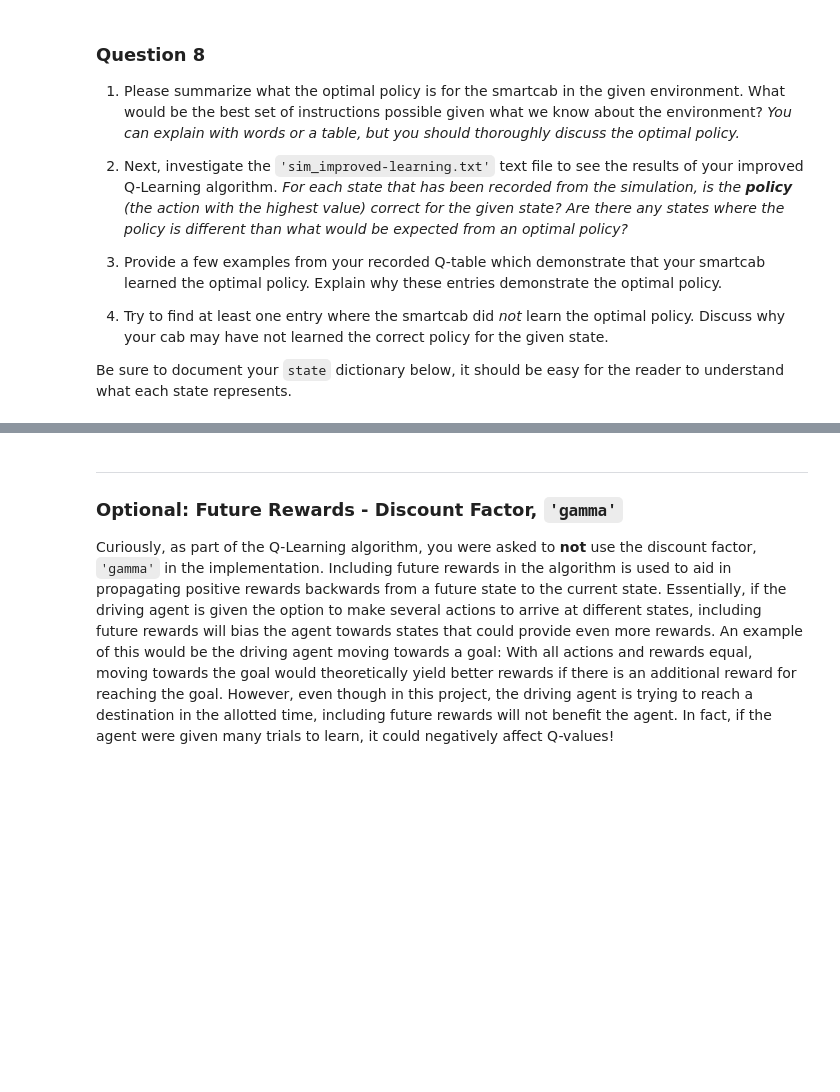
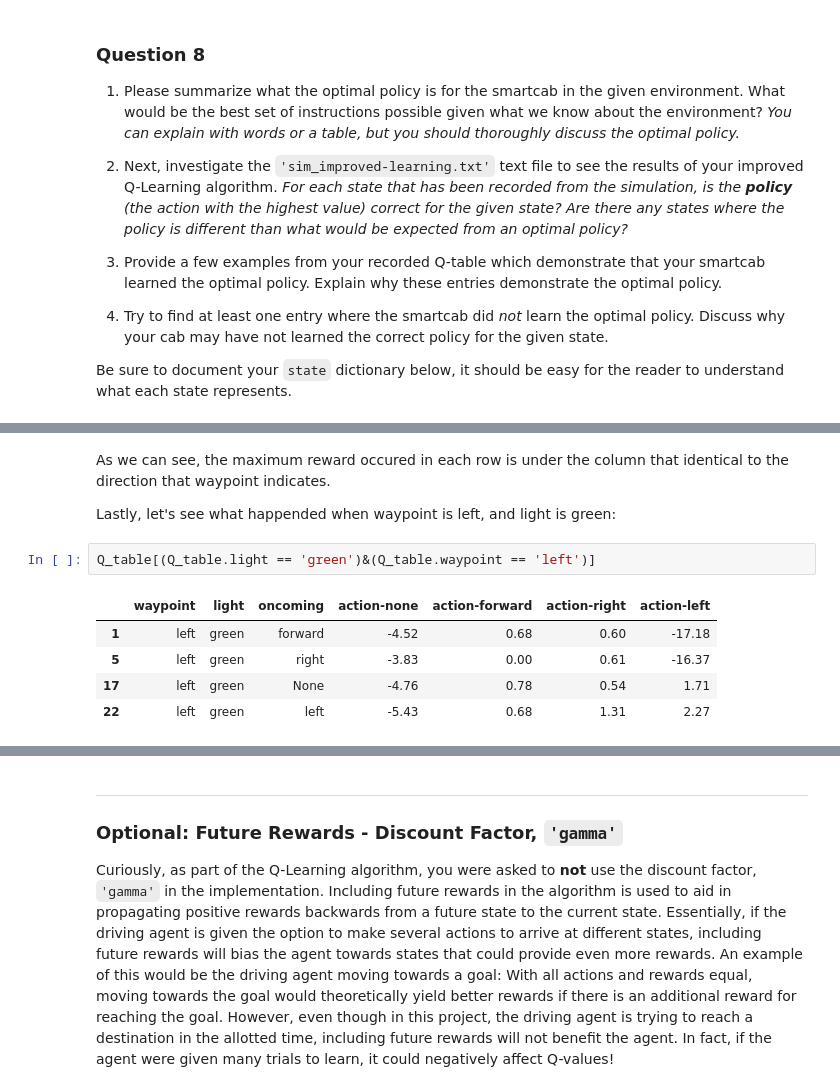
Before and after one commit to sun-binrwei/MLPracticeProjects, a Jupyter notebook: smartcab/smartcab.ipynb, the cells around one changed output, grey strips where cells are left out. Saved outputs shown, nothing was run; the diff lists cells and outputs as text; blank space fills up the shorter version.

```diff
--- a/smartcab/smartcab.ipynb
+++ b/smartcab/smartcab.ipynb
@@ -334,0 +376,12 @@ For the first 3 states, all the lights are red, and the `none` action gets the h
+# %% [markdown]
+As we can see, the maximum reward occured in each row is under the column that identical to the direction that waypoint indicates.
+
+Lastly, let's see what happended when waypoint is left, and light is green:
+# %%
+Q_table[(Q_table.light == 'green')&(Q_table.waypoint == 'left')]
+# %% [output]
+|  | waypoint | light | oncoming | action-none | action-forward | action-right | action-left |
+| 1 | left | green | forward | -4.52 | 0.68 | 0.60 | -17.18 |
+| 5 | left | green | right | -3.83 | 0.00 | 0.61 | -16.37 |
+| 17 | left | green | None | -4.76 | 0.78 | 0.54 | 1.71 |
+| 22 | left | green | left | -5.43 | 0.68 | 1.31 | 2.27 |
```
Also changed, not shown: parts of 14 cells of this notebook, 12 other files.
